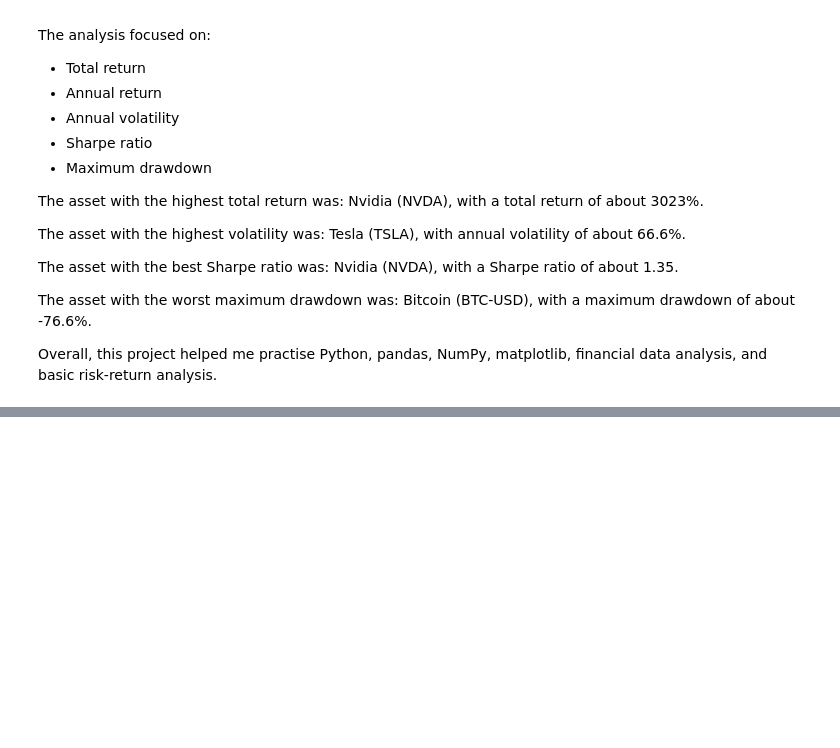
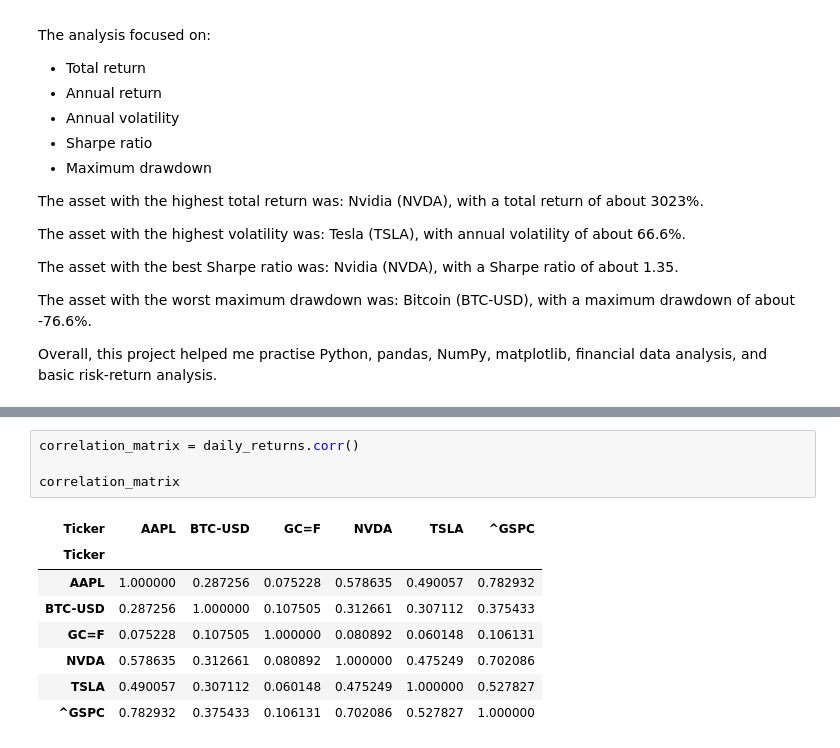
Before and after one commit to komeilzareikar/financial-market-analysis-python, a Jupyter notebook: market_analysis.ipynb, the cells around one changed output, grey strips where cells are left out. Drawn from its saved outputs; the diff is of its cells as text; blank space fills up the shorter version.

```diff
--- a/market_analysis.ipynb
+++ b/market_analysis.ipynb
@@ -233,0 +243,13 @@ Overall, this project helped me practise Python, pandas, NumPy, matplotlib, fina
+# %%
+correlation_matrix = daily_returns.corr()
+
+correlation_matrix
+# %% [output]
+| Ticker | AAPL | BTC-USD | GC=F | NVDA | TSLA | ^GSPC |
+| Ticker |  |  |  |  |  |  |
+| AAPL | 1.000000 | 0.287256 | 0.075228 | 0.578635 | 0.490057 | 0.782932 |
+| BTC-USD | 0.287256 | 1.000000 | 0.107505 | 0.312661 | 0.307112 | 0.375433 |
+| GC=F | 0.075228 | 0.107505 | 1.000000 | 0.080892 | 0.060148 | 0.106131 |
+| NVDA | 0.578635 | 0.312661 | 0.080892 | 1.000000 | 0.475249 | 0.702086 |
+| TSLA | 0.490057 | 0.307112 | 0.060148 | 0.475249 | 1.000000 | 0.527827 |
+| ^GSPC | 0.782932 | 0.375433 | 0.106131 | 0.702086 | 0.527827 | 1.000000 |
```
Also changed, not shown: parts of 14 cells of this notebook.
